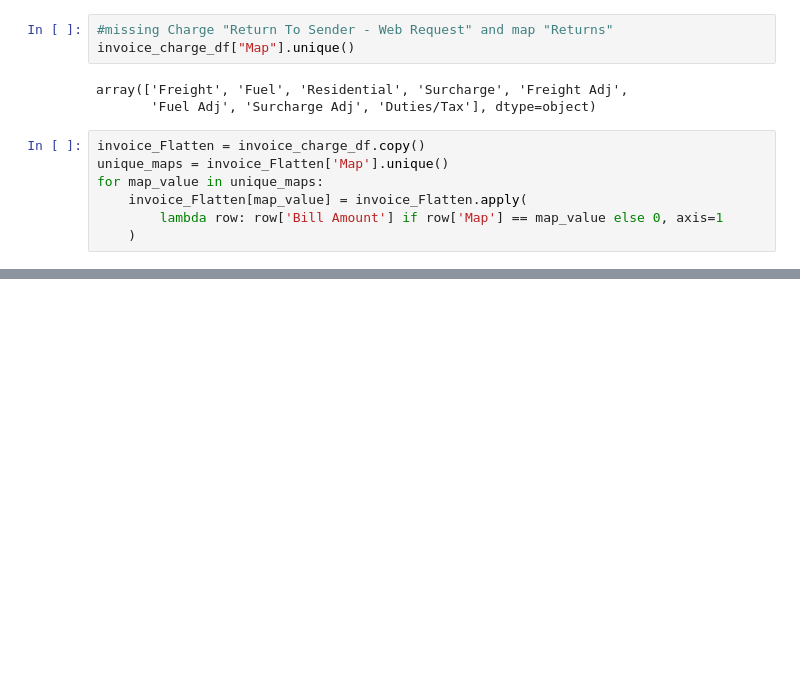
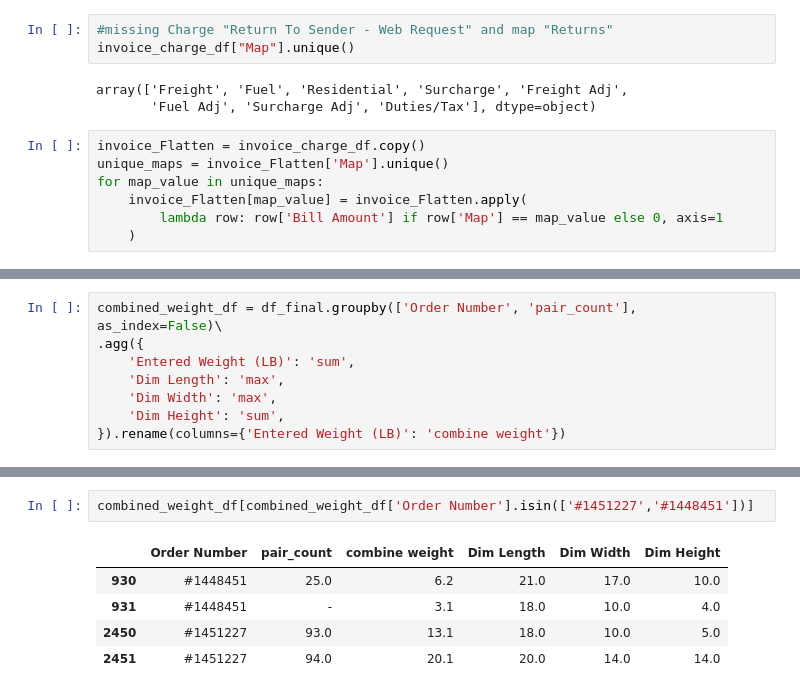
Before and after one commit to rupeshdeoria/excelprocessing, a Jupyter notebook: final.ipynb, the cells around one changed output, grey strips where cells are left out. Saved outputs shown, nothing was run; the diff lists cells and outputs as text; blank space fills up the shorter version.

```diff
--- a/final.ipynb
+++ b/final.ipynb
@@ -175,0 +174,8 @@ grouped_df[grouped_df['Order Number'].isin(['#1435752'])]
+# %%
+combined_weight_df = df_final.groupby(['Order Number', 'pair_count'], as_index=False)\
+.agg({
+    'Entered Weight (LB)': 'sum',
+    'Dim Length': 'max',
+    'Dim Width': 'max',
+    'Dim Height': 'sum',
+}).rename(columns={'Entered Weight (LB)': 'combine weight'})
@@ -175,0 +195,8 @@ grouped_df[grouped_df['Order Number'].isin(['#1435752'])]
+# %%
+combined_weight_df[combined_weight_df['Order Number'].isin(['#1451227','#1448451'])]
+# %% [output]
+|  | Order Number | pair_count | combine weight | Dim Length | Dim Width | Dim Height |
+| 930 | #1448451 | 25.0 | 6.2 | 21.0 | 17.0 | 10.0 |
+| 931 | #1448451 | - | 3.1 | 18.0 | 10.0 | 4.0 |
+| 2450 | #1451227 | 93.0 | 13.1 | 18.0 | 10.0 | 5.0 |
+| 2451 | #1451227 | 94.0 | 20.1 | 20.0 | 14.0 | 14.0 |
```
Also changed, not shown: parts of 17 cells of this notebook, 2 other files.
